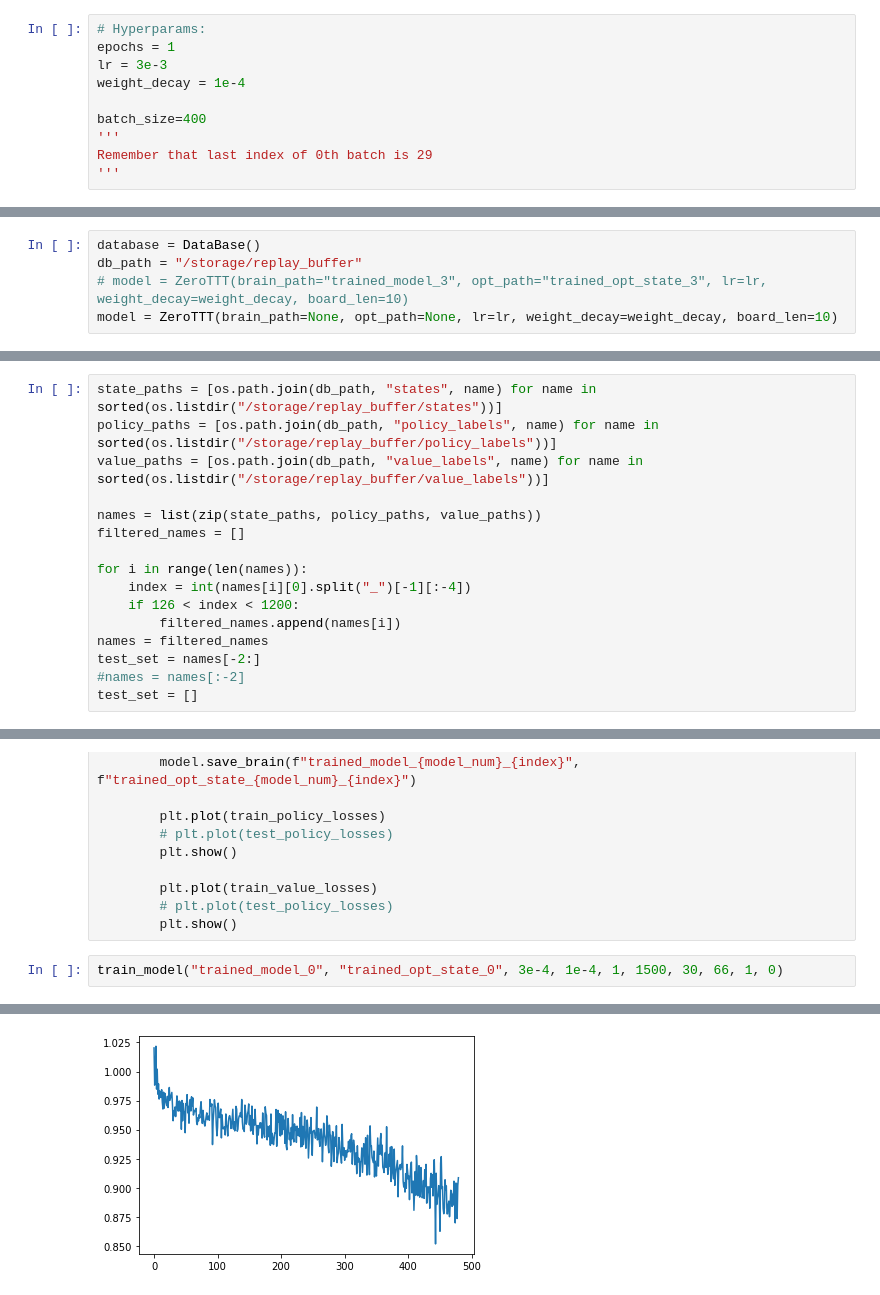
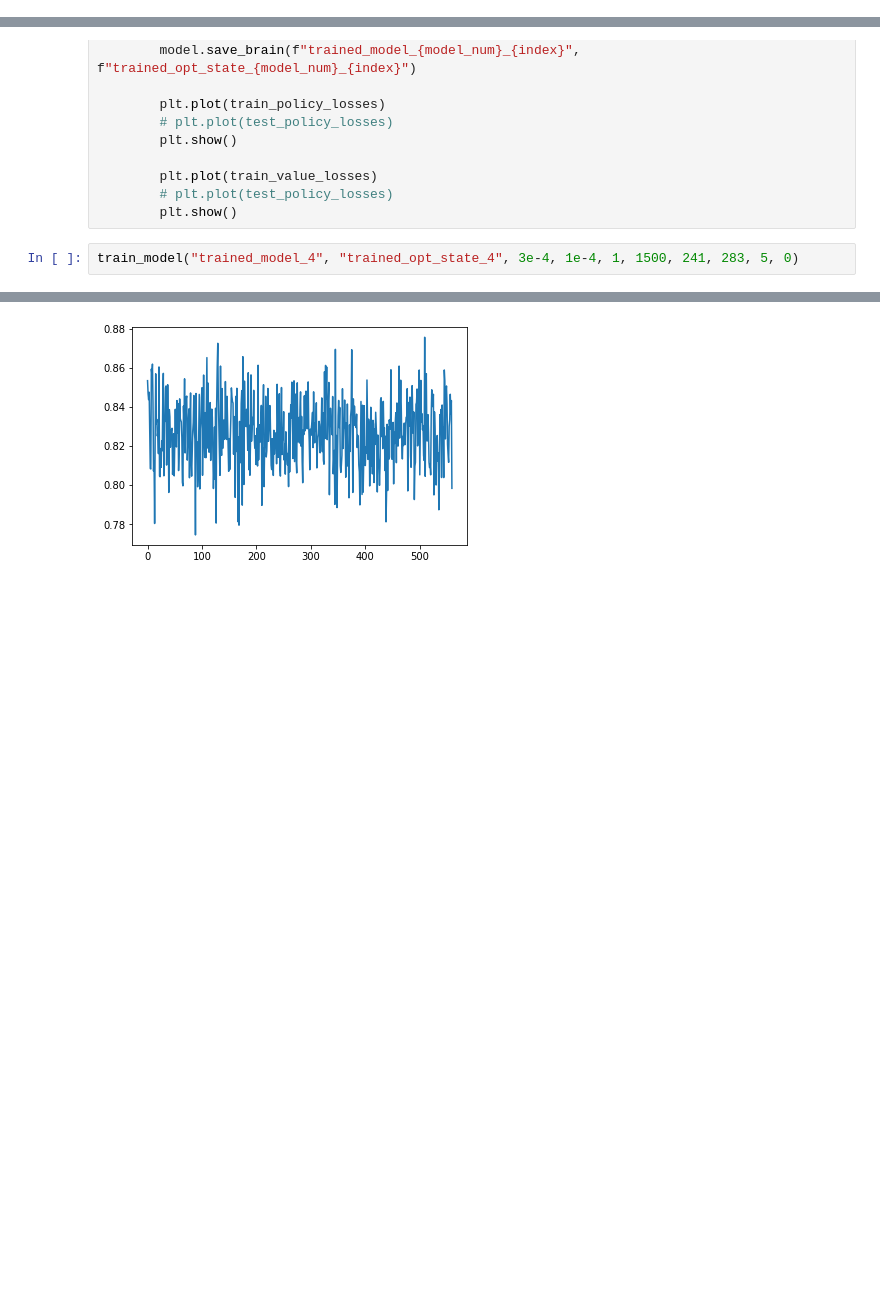
Before and after one commit to iejMac/TTTArena, a Jupyter notebook: mcts/supervised_train.ipynb, the cells around one changed output, grey strips where cells are left out. Drawn from its saved outputs; the diff is of its cells as text; blank space fills up the shorter version.

```diff
--- a/mcts/supervised_train.ipynb
+++ b/mcts/supervised_train.ipynb
@@ -6,13 +6,3 @@ from matplotlib import pyplot as plt
 
 from model import ZeroTTT
 from database import DataBase
-# %%
-# Hyperparams:
-epochs = 1
-lr = 3e-3
-weight_decay = 1e-4
-
-batch_size=400
-'''
-Remember that last index of 0th batch is 29
-'''
@@ -21,5 +8,0 @@ Remember that last index of 0th batch is 29
-# %%
-database = DataBase()
-db_path = "/storage/replay_buffer"
-# model = ZeroTTT(brain_path="trained_model_3", opt_path="trained_opt_state_3", lr=lr, weight_decay=weight_decay, board_len=10)
-model = ZeroTTT(brain_path=None, opt_path=None, lr=lr, weight_decay=weight_decay, board_len=10)
@@ -30,16 +8,0 @@ print(model.get_parameter_count())
-# %%
-state_paths = [os.path.join(db_path, "states", name) for name in sorted(os.listdir("/storage/replay_buffer/states"))]
-policy_paths = [os.path.join(db_path, "policy_labels", name) for name in sorted(os.listdir("/storage/replay_buffer/policy_labels"))]
-value_paths = [os.path.join(db_path, "value_labels", name) for name in sorted(os.listdir("/storage/replay_buffer/value_labels"))]
-
-names = list(zip(state_paths, policy_paths, value_paths))
-filtered_names = []
-
-for i in range(len(names)):
-    index = int(names[i][0].split("_")[-1][:-4])
-    if 126 < index < 1200:
-        filtered_names.append(names[i])
-names = filtered_names
-test_set = names[-2:]
-#names = names[:-2]
-test_set = []
@@ -125,6 +84,6 @@ def train_model(model_name, model_opt_state, lr, weight_decay, epochs, batch_siz
         # plt.plot(test_policy_losses)
         plt.show()
 # %%
-train_model("trained_model_0", "trained_opt_state_0", 3e-4, 1e-4, 1, 1500, 30, 66, 1, 0)
+train_model("trained_model_4", "trained_opt_state_4", 3e-4, 1e-4, 1, 1500, 241, 283, 5, 0)
 # %% [output]
 Loading brain...
@@ -134,2 +93,2 @@ Saving brain...
-[figure, old version]
+[figure, new version]
 # %%
```
Also changed, not shown: parts of 9 cells of this notebook, 9 other files.
